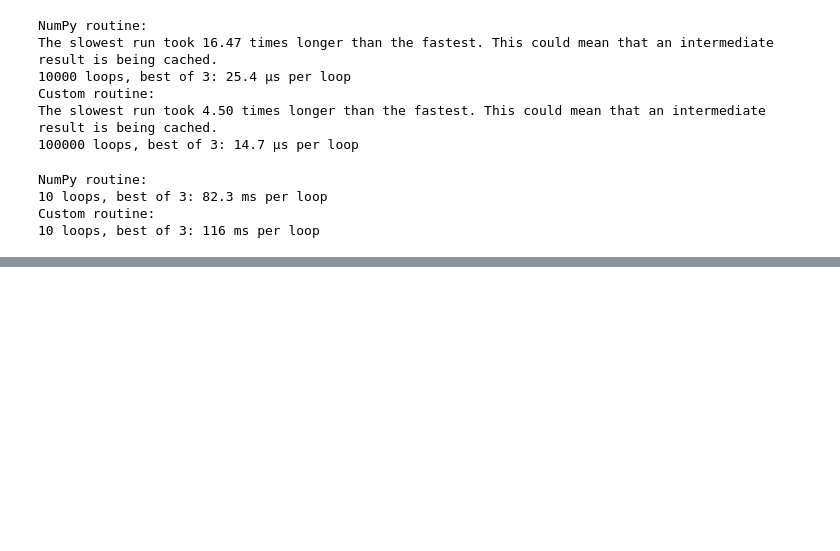
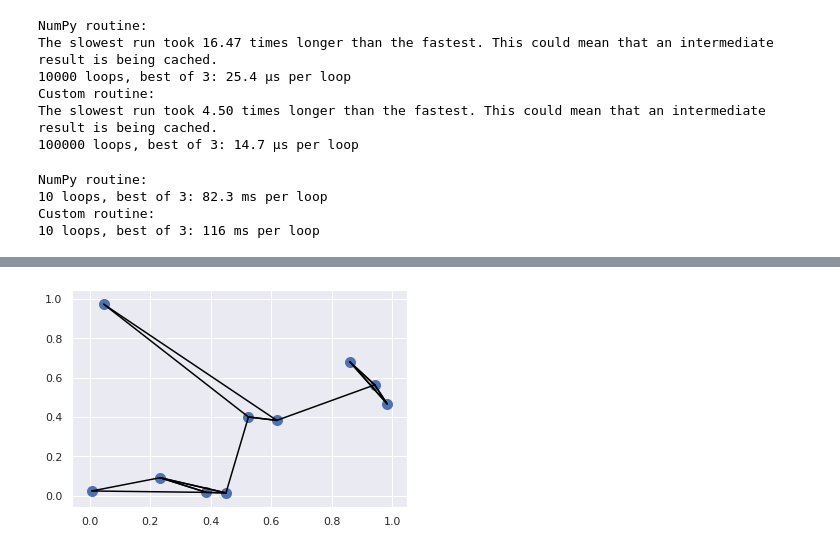
Before and after one commit to htapiagroup/introduccion-a-numpy-JosueJuarez, a Jupyter notebook: Introducción_a_Numpy.ipynb, the cells around one changed output, grey strips where cells are left out. Drawn from its saved outputs; the diff is of its cells as text; code cells hidden in the pictures; blank space fills up the shorter version.

```diff
--- a/Introducción_a_Numpy.ipynb
+++ b/Introducción_a_Numpy.ipynb
@@ -1546,0 +1679,16 @@ Custom routine:
+# %%
+K = 2
+nearest_partition = np.argpartition(dist_sq, K + 1, axis=1)
+# %%
+plt.scatter(X[:, 0], X[:, 1], s=100)
+
+# draw lines from each point to its two nearest neighbors
+K = 2
+
+for i in range(X.shape[0]):
+    for j in nearest_partition[i, :K+1]:
+        # plot a line from X[i] to X[j]
+        # use some zip magic to make it happen:
+        plt.plot(*zip(X[j], X[i]), color='black')
+# %% [output]
+[figure, added]
```
Also changed, not shown: parts of 26 cells of this notebook.
